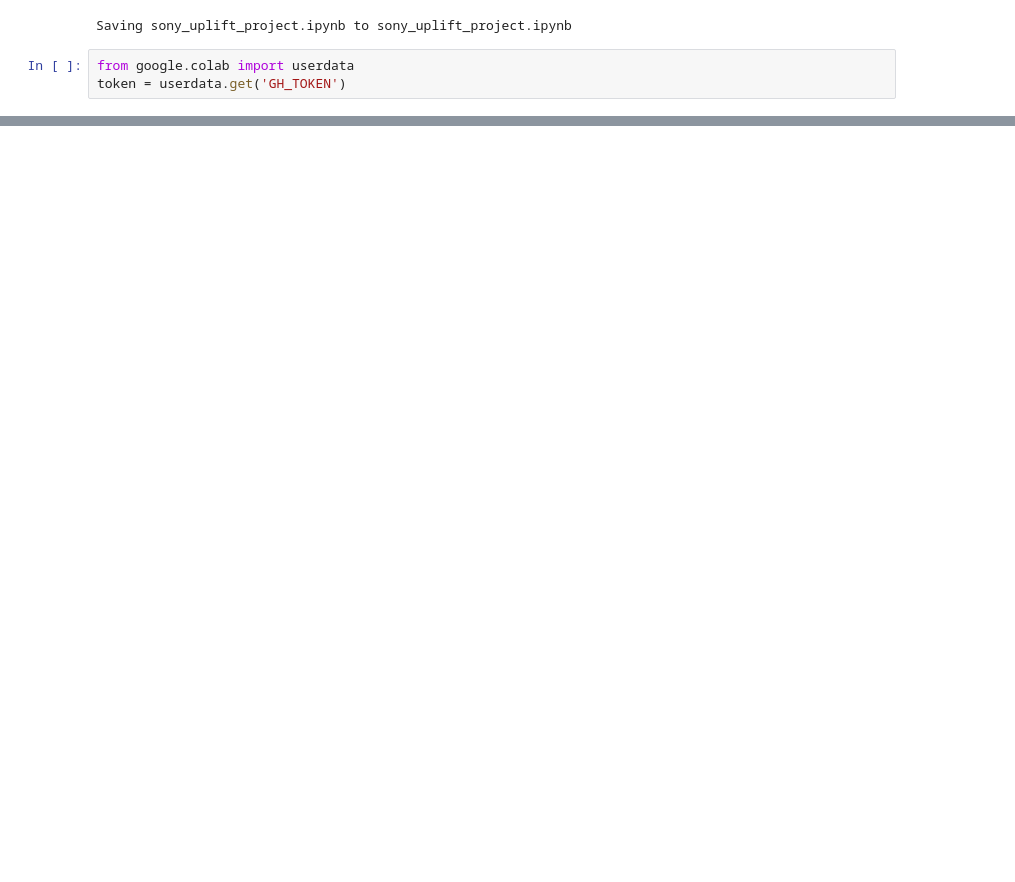
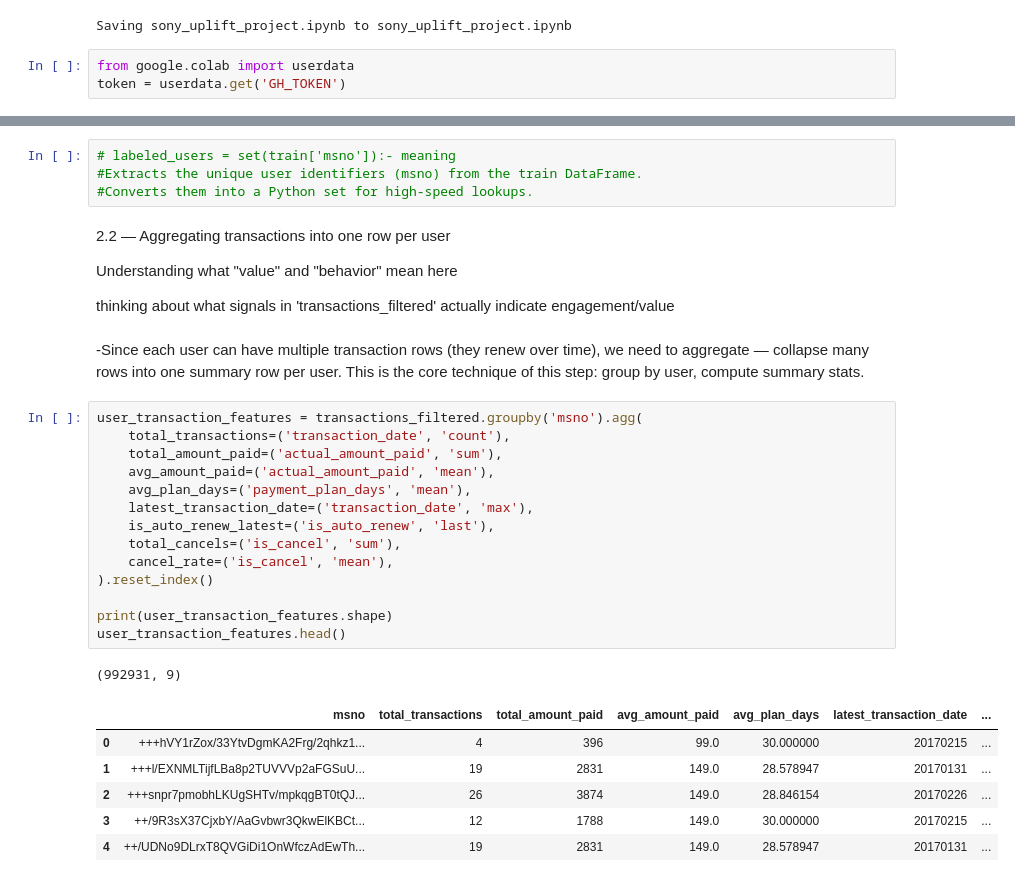
Before and after one commit to shreyraveshia/ott-causal-uplift-modeling, a Jupyter notebook: notebooks/uplift_modeling_project.ipynb, the cells around one changed output, grey strips where cells are left out. Saved outputs shown, nothing was run; the diff lists cells and outputs as text; blank space fills up the shorter version.

```diff
--- a/notebooks/uplift_modeling_project.ipynb
+++ b/notebooks/uplift_modeling_project.ipynb
@@ -125,0 +155,34 @@ token = userdata.get('GH_TOKEN')
+# %%
+# labeled_users = set(train['msno']):- meaning
+#Extracts the unique user identifiers (msno) from the train DataFrame.
+#Converts them into a Python set for high-speed lookups.
+# %% [markdown]
+2.2 — Aggregating transactions into one row per user
+
+Understanding what "value" and "behavior" mean here
+
+thinking about what signals in 'transactions_filtered' actually indicate engagement/value
+# %% [markdown]
+-Since each user can have multiple transaction rows (they renew over time), we need to aggregate — collapse many rows into one summary row per user. This is the core technique of this step: group by user, compute summary stats.
+# %%
+user_transaction_features = transactions_filtered.groupby('msno').agg(
+    total_transactions=('transaction_date', 'count'),
+    total_amount_paid=('actual_amount_paid', 'sum'),
+    avg_amount_paid=('actual_amount_paid', 'mean'),
+    avg_plan_days=('payment_plan_days', 'mean'),
+    latest_transaction_date=('transaction_date', 'max'),
+    is_auto_renew_latest=('is_auto_renew', 'last'),
+    total_cancels=('is_cancel', 'sum'),
+    cancel_rate=('is_cancel', 'mean'),
+).reset_index()
+
+print(user_transaction_features.shape)
+user_transaction_features.head()
+# %% [output]
+(992931, 9)
+|  | msno | total_transactions | total_amount_paid | avg_amount_paid | avg_plan_days | latest_transaction_date | ... |
+| 0 | +++hVY1rZox/33YtvDgmKA2Frg/2qhkz1... | 4 | 396 | 99.0 | 30.000000 | 20170215 | ... |
+| 1 | +++l/EXNMLTijfLBa8p2TUVVVp2aFGSuU... | 19 | 2831 | 149.0 | 28.578947 | 20170131 | ... |
+| 2 | +++snpr7pmobhLKUgSHTv/mpkqgBT0tQJ... | 26 | 3874 | 149.0 | 28.846154 | 20170226 | ... |
+| 3 | ++/9R3sX37CjxbY/AaGvbwr3QkwElKBCt... | 12 | 1788 | 149.0 | 30.000000 | 20170215 | ... |
+| 4 | ++/UDNo9DLrxT8QVGiDi1OnWfczAdEwTh... | 19 | 2831 | 149.0 | 28.578947 | 20170131 | ... |
```
Also changed, not shown: parts of 27 cells of this notebook.
